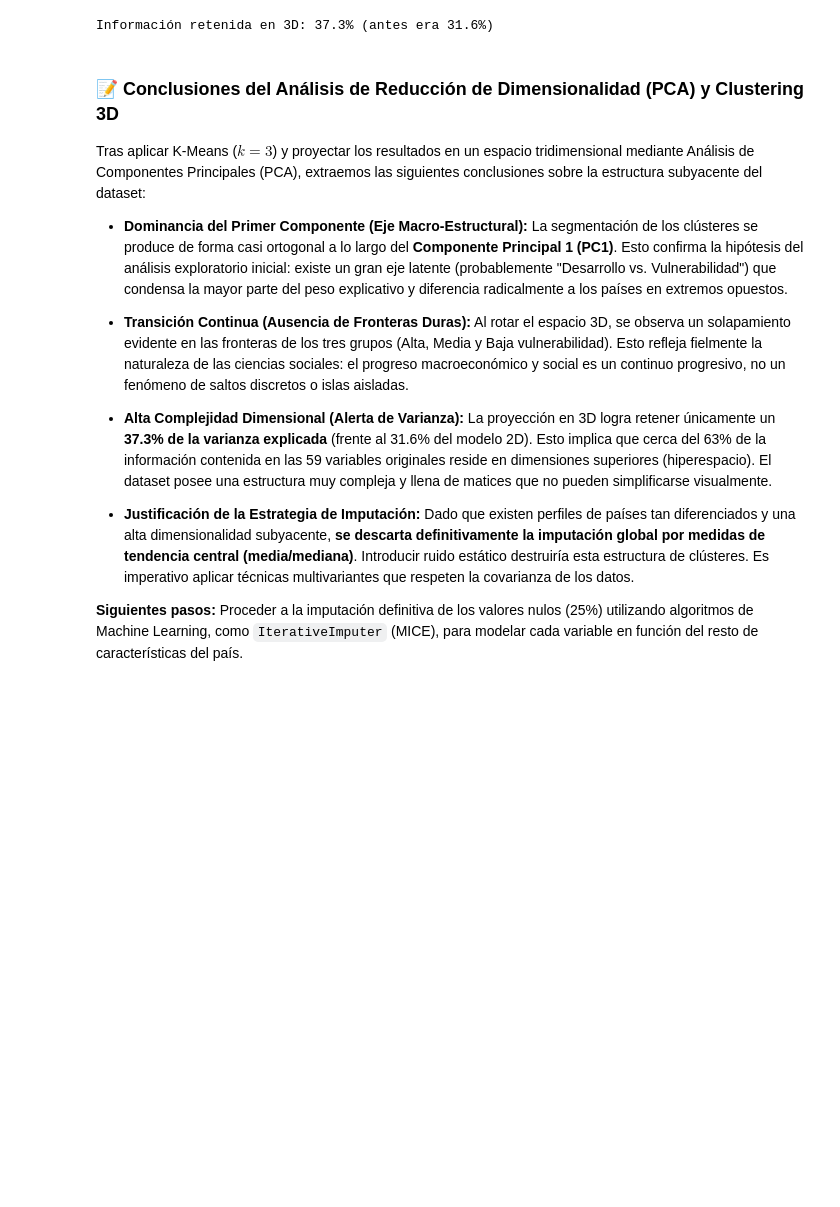
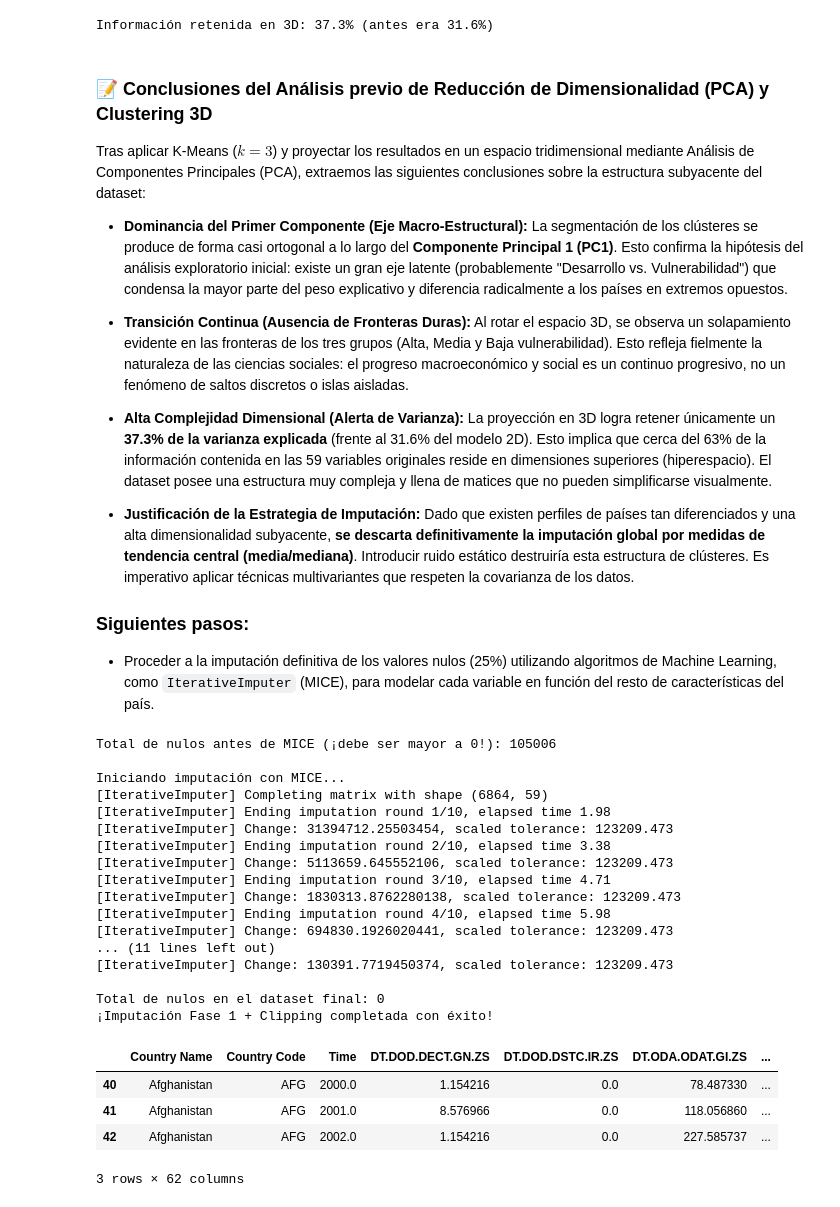
Before and after one commit to Javier-Herreros-Pinilla/analisis-vulnerabilidad-social, a Jupyter notebook: notebooks/01_Limpieza_y_Tratamiento.ipynb, the cells around one changed output. Saved outputs shown, nothing was run; the diff lists cells and outputs as text; code cells hidden in the pictures; blank space fills up the shorter version.

```diff
--- a/notebooks/01_Limpieza_y_Tratamiento.ipynb
+++ b/notebooks/01_Limpieza_y_Tratamiento.ipynb
@@ -446,7 +485,7 @@ fig.show()
 # %% [output]
 Información retenida en 3D: 37.3% (antes era 31.6%)
 # %% [markdown]
-### 📝 Conclusiones del Análisis de Reducción de Dimensionalidad (PCA) y Clustering 3D
+### 📝 Conclusiones del Análisis previo de Reducción de Dimensionalidad (PCA) y Clustering 3D
 
 Tras aplicar K-Means ($k=3$) y proyectar los resultados en un espacio tridimensional mediante Análisis de Componentes Principales (PCA), extraemos las siguientes conclusiones sobre la estructura subyacente del dataset:
 
@@ -462,4 +501,75 @@ Tras aplicar K-Means ($k=3$) y proyectar los resultados en un espacio tridimensi
 *   **Justificación de la Estrategia de Imputación:**
     Dado que existen perfiles de países tan diferenciados y una alta dimensionalidad subyacente, **se descarta definitivamente la imputación global por medidas de tendencia central (media/mediana)**. Introducir ruido estático destruiría esta estructura de clústeres. Es imperativo aplicar técnicas multivariantes que respeten la covarianza de los datos.
 
-**Siguientes pasos:** Proceder a la imputación definitiva de los valores nulos (25%) utilizando algoritmos de Machine Learning, como `IterativeImputer` (MICE), para modelar cada variable en función del resto de características del país.
+### Siguientes pasos:
+*   Proceder a la imputación definitiva de los valores nulos (25%) utilizando algoritmos de Machine Learning, como `IterativeImputer` (MICE), para modelar cada variable en función del resto de características del país.
+# %%
+# 1. Separar identificadores del contexto
+cols_id = ['Country Name', 'Country Code', 'Time']
+df_ids = df_final[cols_id].copy()
+df_features = df_final.drop(columns=cols_id)
+
+print(f"Total de nulos antes de MICE (¡debe ser mayor a 0!): {df_features.isnull().sum().sum()}")
+
+# 2. Guardar los límites reales (mínimos y máximos históricos) ANTES de imputar
+# Esto es vital porque si lo hacemos después, los límites incluirán las aberraciones matemáticas
+limites_min = df_features.min()
+limites_max = df_features.max()
+
+# 3. Configurar y entrenar MICE
+imputer_mice = IterativeImputer(
+    estimator=BayesianRidge(),
+    max_iter=10,
+    random_state=42,
+    tol=1e-3,
+    verbose=2
+)
+
+print("\nIniciando imputación con MICE...")
+features_imputed_array = imputer_mice.fit_transform(df_features)
+
+# 4. Reconstruir el DataFrame de características
+df_features_imputed = pd.DataFrame(
+    features_imputed_array,
+    columns=df_features.columns,
+    index=df_features.index
+)
+
+# 5. APLICAR CLIPPING: Recortar los valores disparatados
+for col in df_features.columns:
+    df_features_imputed[col] = df_features_imputed[col].clip(
+        lower=limites_min[col],
+        upper=limites_max[col]
+    )
+
+# 6. Unir los identificadores con los datos limpios y recortados
+df_final_v2 = pd.concat([df_ids, df_features_imputed], axis=1)
+
+print(f"\nTotal de nulos en el dataset final: {df_final_v2.isnull().sum().sum()}")
+print("¡Imputación Fase 1 + Clipping completada con éxito!")
+
+# Verificamos si los valores negativos extremos han desaparecido
+display(df_final_v2.head(3))
+# %% [output]
+Total de nulos antes de MICE (¡debe ser mayor a 0!): 105006
+
+Iniciando imputación con MICE...
+[IterativeImputer] Completing matrix with shape (6864, 59)
+[IterativeImputer] Ending imputation round 1/10, elapsed time 1.98
+[IterativeImputer] Change: 31394712.25503454, scaled tolerance: 123209.473
+[IterativeImputer] Ending imputation round 2/10, elapsed time 3.38
+[IterativeImputer] Change: 5113659.645552106, scaled tolerance: 123209.473
+[IterativeImputer] Ending imputation round 3/10, elapsed time 4.71
+[IterativeImputer] Change: 1830313.8762280138, scaled tolerance: 123209.473
+[IterativeImputer] Ending imputation round 4/10, elapsed time 5.98
+[IterativeImputer] Change: 694830.1926020441, scaled tolerance: 123209.473
+... (11 lines left out)
+[IterativeImputer] Change: 130391.7719450374, scaled tolerance: 123209.473
+
+Total de nulos en el dataset final: 0
+¡Imputación Fase 1 + Clipping completada con éxito!
+|  | Country Name | Country Code | Time | DT.DOD.DECT.GN.ZS | DT.DOD.DSTC.IR.ZS | DT.ODA.ODAT.GI.ZS | ... |
+| 40 | Afghanistan | AFG | 2000.0 | 1.154216 | 0.0 | 78.487330 | ... |
+| 41 | Afghanistan | AFG | 2001.0 | 8.576966 | 0.0 | 118.056860 | ... |
+| 42 | Afghanistan | AFG | 2002.0 | 1.154216 | 0.0 | 227.585737 | ... |
+3 rows × 62 columns
```
Also changed, not shown: parts of 8 cells of this notebook, 3 other files.
